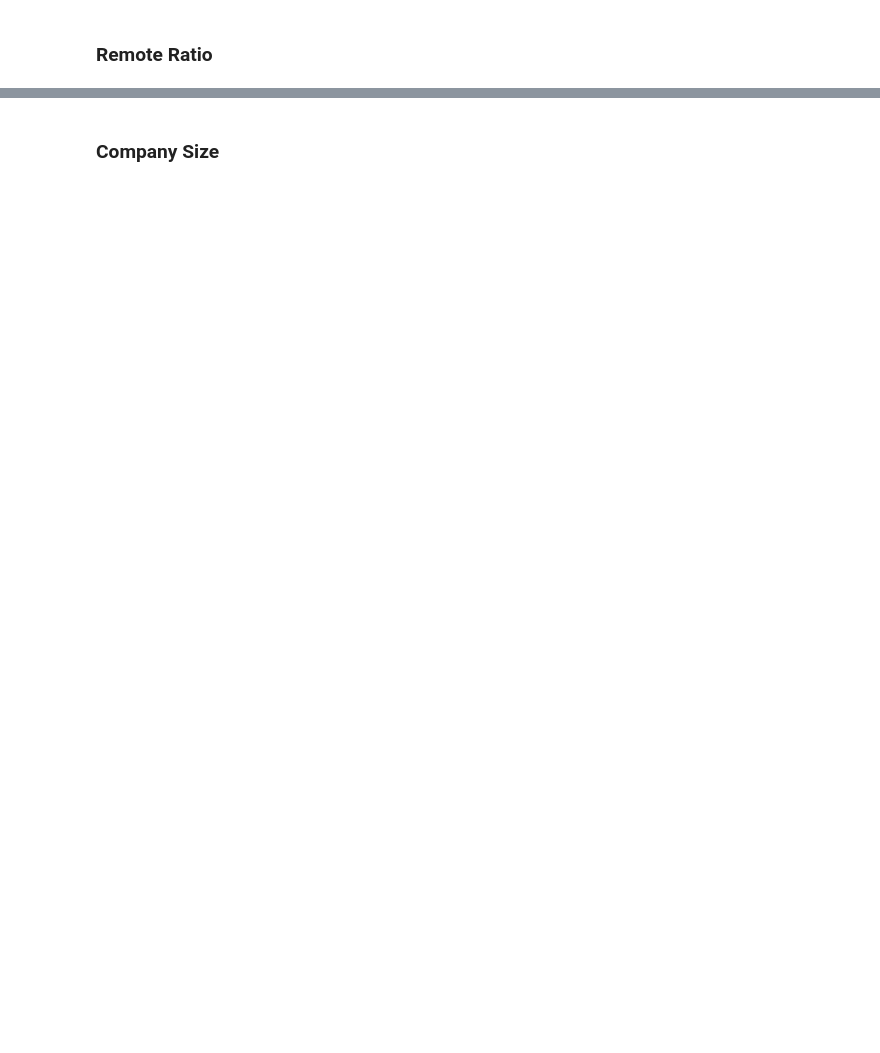
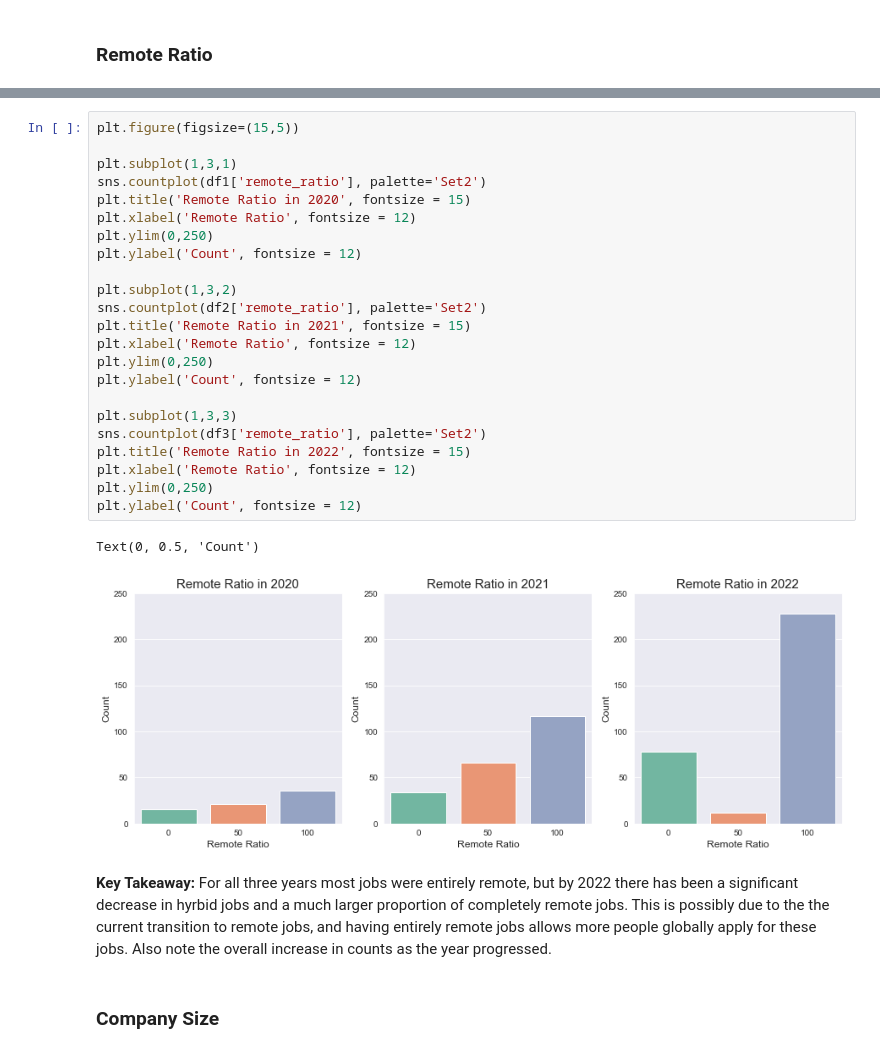
Before and after one commit to leena-kang/DS_Salary_EDA, a Jupyter notebook: EDA_Data_Salary.ipynb, the cells around one changed output, grey strips where cells are left out. Drawn from its saved outputs; the diff is of its cells as text; blank space fills up the shorter version.

```diff
--- a/EDA_Data_Salary.ipynb
+++ b/EDA_Data_Salary.ipynb
@@ -97,2 +131,30 @@ df.head()
+# %%
+plt.figure(figsize=(15,5))
+
+plt.subplot(1,3,1)
+sns.countplot(df1['remote_ratio'], palette='Set2')
+plt.title('Remote Ratio in 2020', fontsize = 15)
+plt.xlabel('Remote Ratio', fontsize = 12)
+plt.ylim(0,250)
+plt.ylabel('Count', fontsize = 12)
+
+plt.subplot(1,3,2)
+sns.countplot(df2['remote_ratio'], palette='Set2')
+plt.title('Remote Ratio in 2021', fontsize = 15)
+plt.xlabel('Remote Ratio', fontsize = 12)
+plt.ylim(0,250)
+plt.ylabel('Count', fontsize = 12)
+
+plt.subplot(1,3,3)
+sns.countplot(df3['remote_ratio'], palette='Set2')
+plt.title('Remote Ratio in 2022', fontsize = 15)
+plt.xlabel('Remote Ratio', fontsize = 12)
+plt.ylim(0,250)
+plt.ylabel('Count', fontsize = 12)
+# %% [output]
+Text(0, 0.5, 'Count')
+[figure, added]
+# %% [markdown]
+**Key Takeaway:** For all three years most jobs were entirely remote, but by 2022 there has been a significant decrease in hyrbid jobs and a much larger proportion of completely remote jobs. This is possibly due to the the current transition to remote jobs, and having entirely remote jobs allows more people globally apply for these jobs. Also note the overall increase in counts as the year progressed.
 # %% [markdown]
 ### Company Size
```
Also changed, not shown: parts of 18 cells of this notebook.
